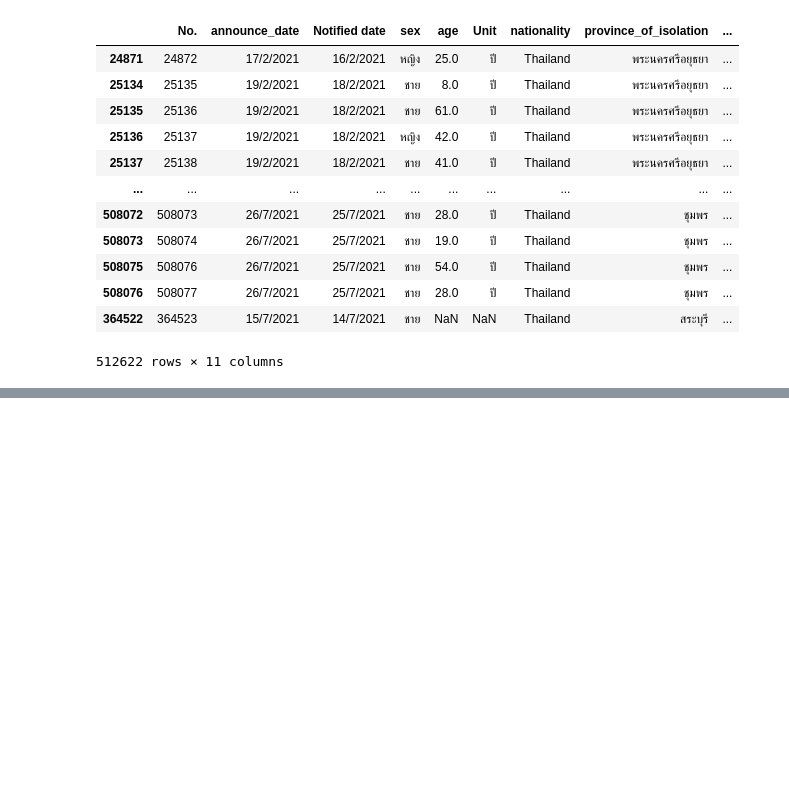
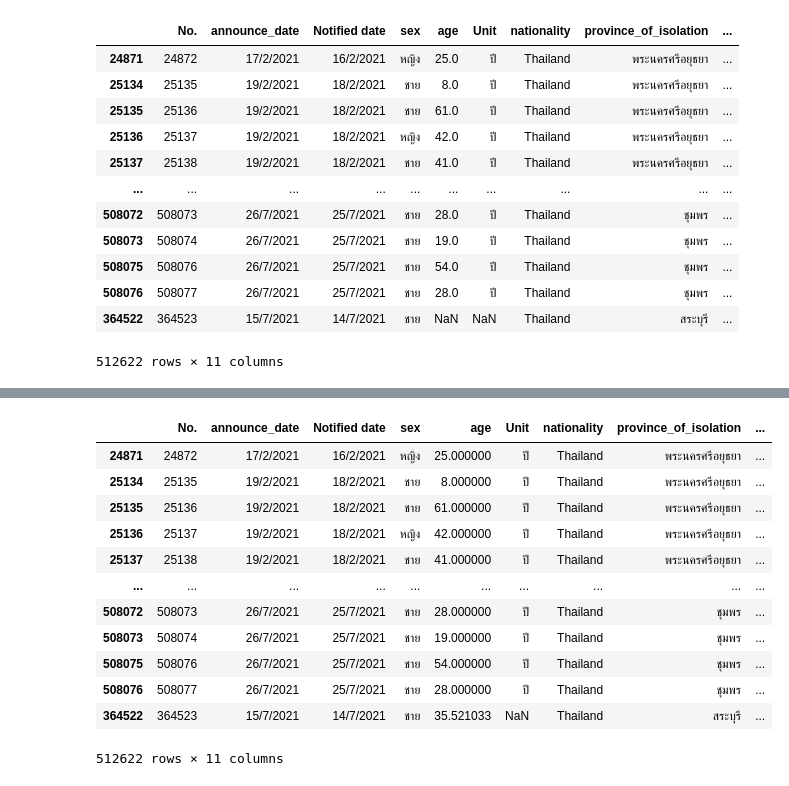
Before and after one commit to naruemonssp/DWDM21, a Jupyter notebook: Data_Preprocessing(Chapter3).ipynb, the cells around one changed output, grey strips where cells are left out. Saved outputs shown, nothing was run; the diff lists cells and outputs as text; code cells hidden in the pictures; blank space fills up the shorter version.

```diff
--- a/Data_Preprocessing(Chapter3).ipynb
+++ b/Data_Preprocessing(Chapter3).ipynb
@@ -898,0 +931,16 @@ data_cases2_nomissingage
+# %%
+data_cases2_nomissingage
+# %% [output]
+|  | No. | announce_date | Notified date | sex | age | Unit | nationality | province_of_isolation | ... |
+| 24871 | 24872 | 17/2/2021 | 16/2/2021 | หญิง | 25.000000 | ปี | Thailand | พระนครศรีอยุธยา | ... |
+| 25134 | 25135 | 19/2/2021 | 18/2/2021 | ชาย | 8.000000 | ปี | Thailand | พระนครศรีอยุธยา | ... |
+| 25135 | 25136 | 19/2/2021 | 18/2/2021 | ชาย | 61.000000 | ปี | Thailand | พระนครศรีอยุธยา | ... |
+| 25136 | 25137 | 19/2/2021 | 18/2/2021 | หญิง | 42.000000 | ปี | Thailand | พระนครศรีอยุธยา | ... |
+| 25137 | 25138 | 19/2/2021 | 18/2/2021 | ชาย | 41.000000 | ปี | Thailand | พระนครศรีอยุธยา | ... |
+| ... | ... | ... | ... | ... | ... | ... | ... | ... | ... |
+| 508072 | 508073 | 26/7/2021 | 25/7/2021 | ชาย | 28.000000 | ปี | Thailand | ชุมพร | ... |
+| 508073 | 508074 | 26/7/2021 | 25/7/2021 | ชาย | 19.000000 | ปี | Thailand | ชุมพร | ... |
+| 508075 | 508076 | 26/7/2021 | 25/7/2021 | ชาย | 54.000000 | ปี | Thailand | ชุมพร | ... |
+| 508076 | 508077 | 26/7/2021 | 25/7/2021 | ชาย | 28.000000 | ปี | Thailand | ชุมพร | ... |
+| 364522 | 364523 | 15/7/2021 | 14/7/2021 | ชาย | 35.521033 | NaN | Thailand | สระบุรี | ... |
+512622 rows × 11 columns
```
Also changed, not shown: parts of 22 cells of this notebook.
